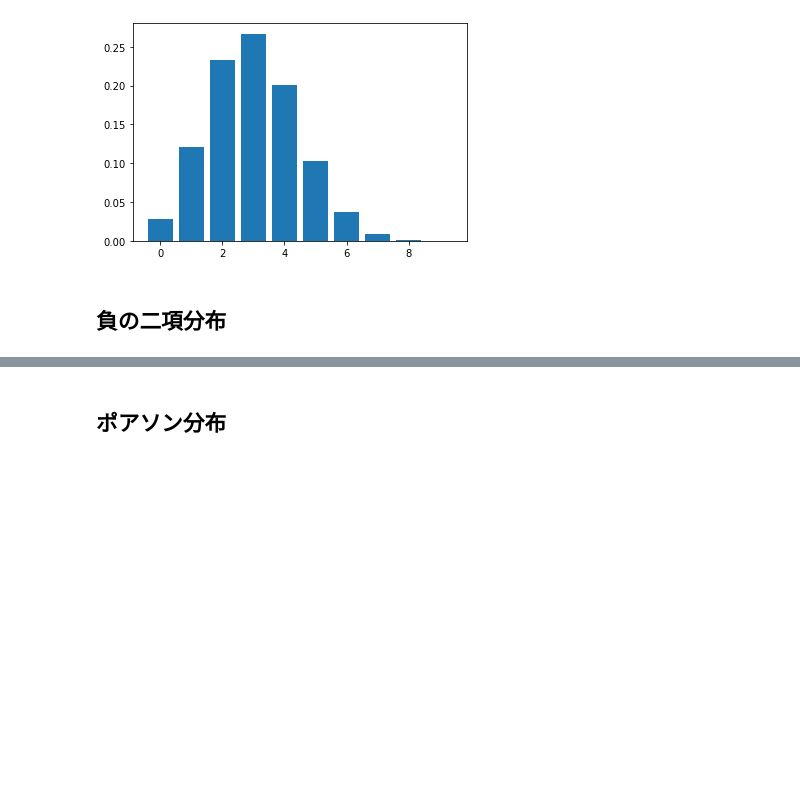
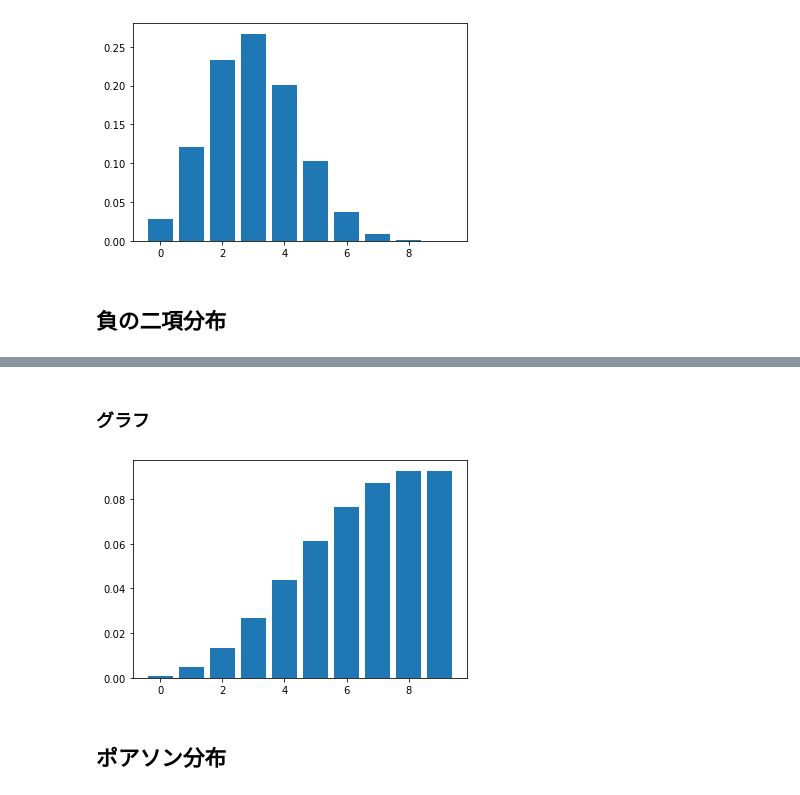
Before and after one commit to Yuki-Kabe/Mathematical-Statistics, a Jupyter notebook: note/確率分布.ipynb, the cells around one changed output, grey strips where cells are left out. Saved outputs shown, nothing was run; the diff lists cells and outputs as text; code cells hidden in the pictures; blank space fills up the shorter version.

Commit message:
add the nbinom distribution

```diff
--- a/note/確率分布.ipynb
+++ b/note/確率分布.ipynb
@@ -152,3 +209,21 @@ plt.show()
+# %% [markdown]
+### グラフ
+# %%
+from scipy.stats import nbinom
+import matplotlib.pyplot as plt
+fig, ax = plt.subplots(1,1)
+
+# パラメーター
+n = 10 # 試行回数
+p = 0.5 # 成功確率
+
+# グラフ
+x = range(n)
+y = nbinom.pmf(x, n, p)
+ax.bar(x,y)
+plt.show()
+# %% [output]
+[figure, added]
 # %% [markdown]
 ## ポアソン分布
 # %% [markdown]
```
Also changed, not shown: parts of 6 cells of this notebook, 5 other files.
